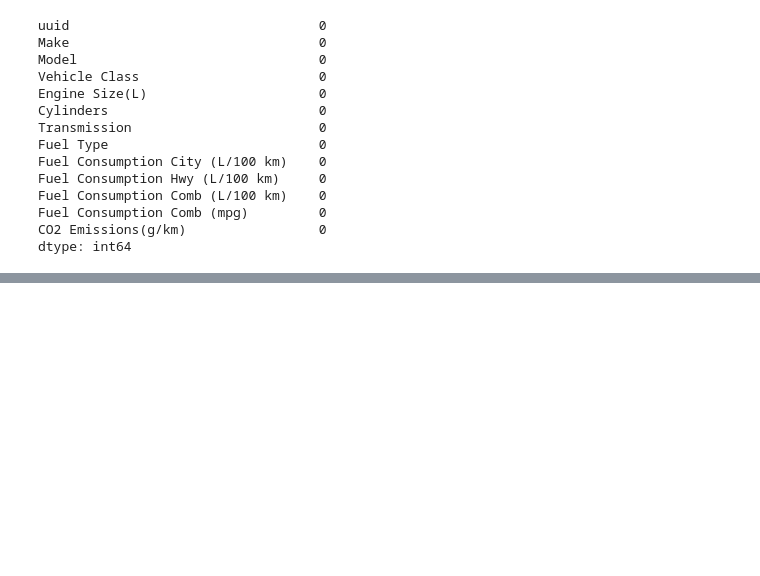
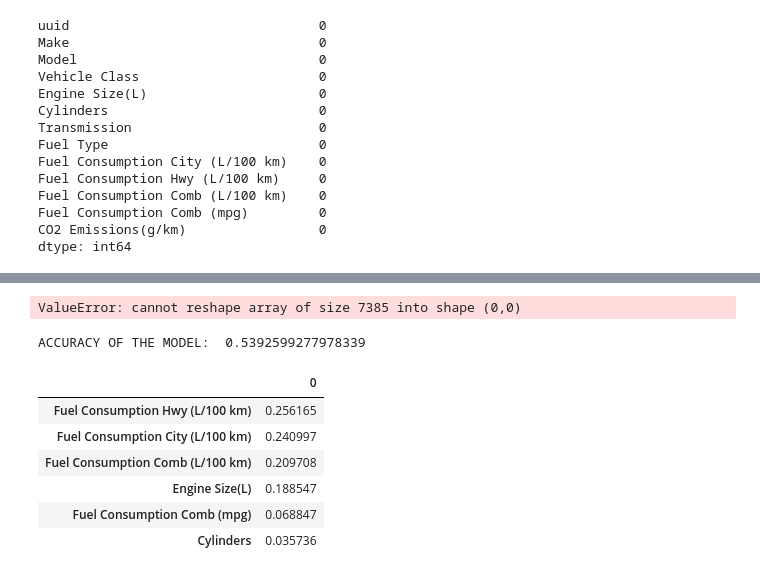
Before and after one commit to RichardMEN11/machine-learning-challenge, a Jupyter notebook: ai-model-optimization.ipynb, the cells around one changed output, grey strips where cells are left out. Saved outputs shown, nothing was run; the diff lists cells and outputs as text; code cells hidden in the pictures; blank space fills up the shorter version.

Commit message:
feat: :sparkles: add scaling, random forest and 10 cross validation

```diff
--- a/ai-model-optimization.ipynb
+++ b/ai-model-optimization.ipynb
@@ -109,0 +115,75 @@ IndexError: only integers, slices (`:`), ellipsis (`...`), numpy.newaxis (`None`
+# %%
+# -----------------------------
+# Hyperparameters
+# -----------------------------
+
+# Hyperparameters in Machine learning are those parameters that are explicitly defined by the user to control the learning process.
+# example: learning rate
+
+
+# -----------------------------
+# Linear regression
+# -----------------------------
+
+# Can the input data be changed to a scaled dataset for better performance?
+
+X = np.array(x_robust_scale[fuel_consumption]).reshape(-1, 1)
+y = np.array(x_robust_scale[co2_emissions]).reshape(-1, 1)
+
+X_train, X_test, y_train, y_test = train_test_split(X, y, test_size = 0.25)
+
+regr = LinearRegression()
+regr.fit(X_train, y_train)
+
+y_pred = regr.predict(X_test)
+
+fig, ax = plt.subplots()
+ax.scatter(X_test, y_test, color ='b')
+ax.plot(X_test, y_pred, color ='k')
+ax.set_xlabel(fuel_consumption)
+ax.set_ylabel(co2_emissions)
+plt.show()
+
+# Metrics
+mae = mean_absolute_error(y_true=y_test,y_pred=y_pred)
+#squared True returns MSE value, False returns RMSE value.
+mse = mean_squared_error(y_true=y_test,y_pred=y_pred) #default=True
+rmse = mean_squared_error(y_true=y_test,y_pred=y_pred,squared=False)
+
+print("MAE:",mae)
+print("MSE:",mse)
+print("RMSE:",rmse)
+# %% [output]
+ValueError: cannot reshape array of size 7385 into shape (0,0)
+# %%
+from sklearn.ensemble import RandomForestClassifier
+from sklearn import preprocessing
+from sklearn import utils
+
+# -----------------------------
+# Random forest
+# -----------------------------
+
+# Random forest is a supervised learning algorithm. It can be used both for classification and regression problems. However, it is mostly used for classification problems.
+
+X_train, X_test, y_train, y_test = train_test_split( df_cars[['Engine Size(L)', 'Cylinders', 'Fuel Consumption City (L/100 km)', 'Fuel Consumption Hwy (L/100 km)', 'Fuel Consumption Comb (L/100 km)', 'Fuel Consumption Comb (mpg)']], df_cars[co2_emissions], test_size = 0.30)
+
+clf = RandomForestClassifier(n_estimators=100)
+
+clf.fit(X_train, y_train)
+
+y_pred = clf.predict(X_test)
+
+print("ACCURACY OF THE MODEL: ", accuracy_score(y_test, y_pred))
+
+# explore what features the model ‘thinks’ are most important in determining the co2 emission
+pd.DataFrame(clf.feature_importances_, index=X_train.columns).sort_values(by=0, ascending=False)
+# %% [output]
+ACCURACY OF THE MODEL:  0.5392599277978339
+|  | 0 |
+| Fuel Consumption Hwy (L/100 km) | 0.256165 |
+| Fuel Consumption City (L/100 km) | 0.240997 |
+| Fuel Consumption Comb (L/100 km) | 0.209708 |
+| Engine Size(L) | 0.188547 |
+| Fuel Consumption Comb (mpg) | 0.068847 |
+| Cylinders | 0.035736 |
```
Also changed, not shown: parts of 3 cells of this notebook, 3 other files.
